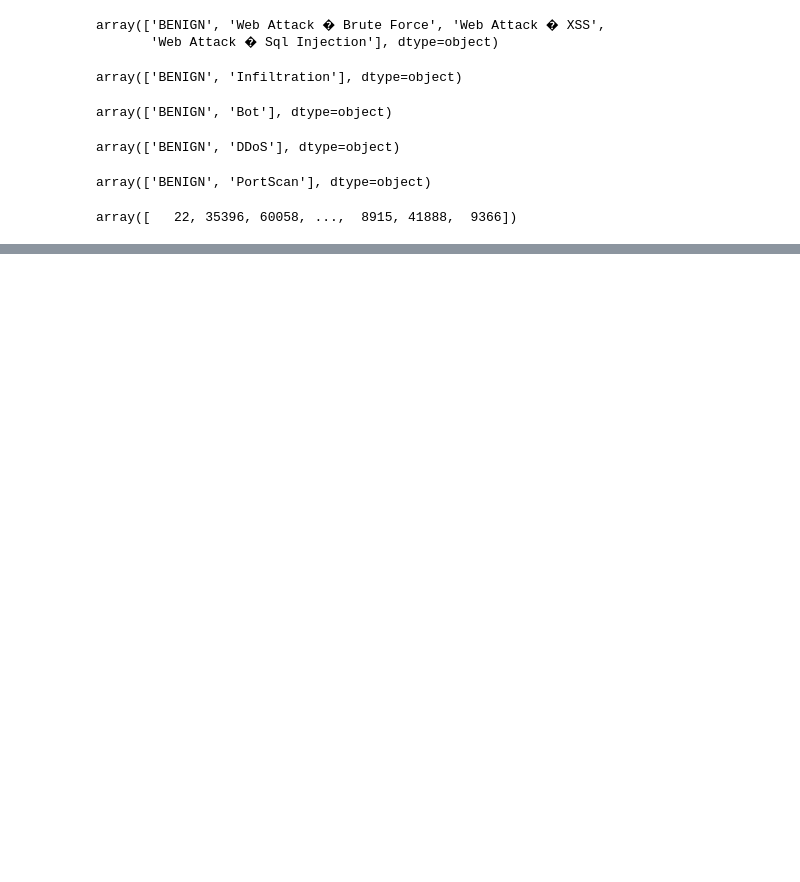
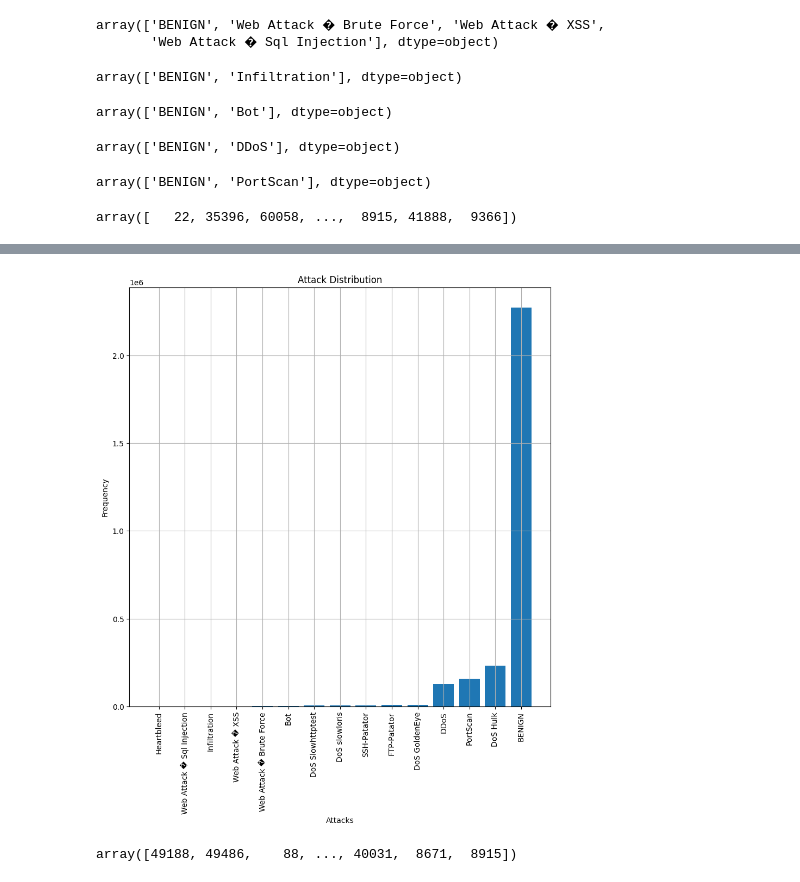
Before and after one commit to KostasEreksonas/IDS_test, a Jupyter notebook: CIC_IDS2017.ipynb, the cells around one changed output, grey strips where cells are left out. Drawn from its saved outputs; the diff is of its cells as text; code cells hidden in the pictures; blank space fills up the shorter version.

Commit message:
Basic graphs

```diff
--- a/CIC_IDS2017.ipynb
+++ b/CIC_IDS2017.ipynb
@@ -118,0 +139,9 @@ array([   22, 35396, 60058, ...,  8915, 41888,  9366])
+# %%
+df = pd.concat([df1, df2])
+df = pd.concat([df, df3])
+df = pd.concat([df, df4])
+df = pd.concat([df, df5])
+df = pd.concat([df, df6])
+df = pd.concat([df, df7])
+df = pd.concat([df, df8])
+del df1, df2, df3, df4, df5, df6, df7, df8
@@ -118,0 +168,8 @@ array([   22, 35396, 60058, ...,  8915, 41888,  9366])
+# %%
+attacks = df[' Label'].unique()
+# %%
+import operator
+_dict = {}
+for x in attacks:
+    _dict[x] = df[' Label'].value_counts()[x]
+_dict = dict(sorted(_dict.items(), key=operator.itemgetter(1)))
@@ -118,0 +194,10 @@ array([   22, 35396, 60058, ...,  8915, 41888,  9366])
+# %%
+fig, ax = plt.subplots(figsize=(10,10))
+ax.grid(which='Major', axis='both')
+ax.set(title="Attack Distribution",
+       xlabel="Attacks",
+       ylabel="Frequency")
+ax.bar(_dict.keys(), _dict.values())
+ax.tick_params(axis='x', labelrotation=90)
+# %% [output]
+[figure, added]
@@ -118,0 +206,4 @@ array([   22, 35396, 60058, ...,  8915, 41888,  9366])
+# %%
+ports
+# %% [output]
+array([49188, 49486,    88, ..., 40031,  8671,  8915])
```
Also changed, not shown: parts of 6 cells of this notebook.
